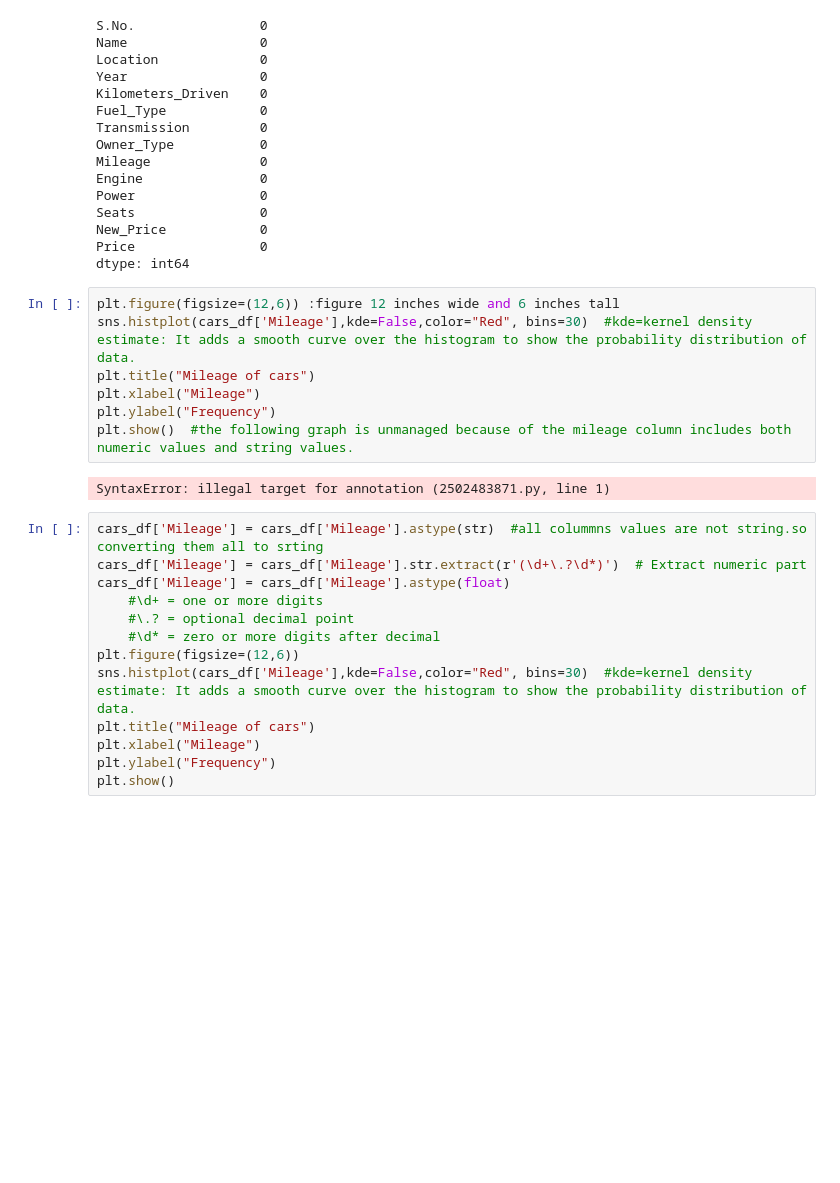
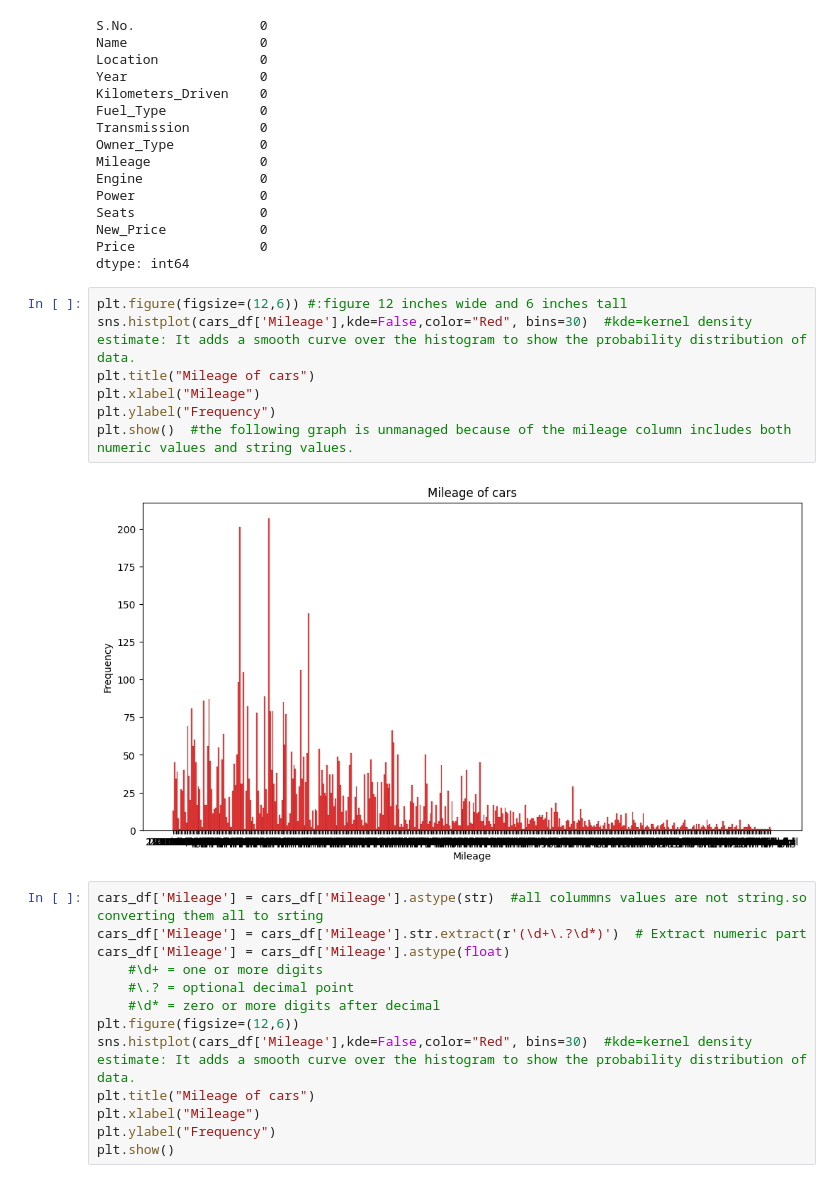
Before and after one commit to sumanbhattarai58/game, a Jupyter notebook: machine_learning/project1.ipynb, the cells around one changed output. Drawn from its saved outputs; the diff is of its cells as text; blank space fills up the shorter version.

```diff
--- a/machine_learning/project1.ipynb
+++ b/machine_learning/project1.ipynb
@@ -148,14 +148,14 @@ New_Price            0
 Price                0
 dtype: int64
 # %%
-plt.figure(figsize=(12,6)) :figure 12 inches wide and 6 inches tall
+plt.figure(figsize=(12,6)) #:figure 12 inches wide and 6 inches tall
 sns.histplot(cars_df['Mileage'],kde=False,color="Red", bins=30)  #kde=kernel density estimate: It adds a smooth curve over the histogram to show the probability distribution of data.
 plt.title("Mileage of cars")
 plt.xlabel("Mileage")
 plt.ylabel("Frequency")
 plt.show()  #the following graph is unmanaged because of the mileage column includes both numeric values and string values.
 # %% [output]
-SyntaxError: illegal target for annotation (2502483871.py, line 1)
+[figure, added]
 # %%
 cars_df['Mileage'] = cars_df['Mileage'].astype(str)  #all colummns values are not string.so converting them all to srting
 cars_df['Mileage'] = cars_df['Mileage'].str.extract(r'(\d+\.?\d*)')  # Extract numeric part
```
Also changed, not shown: parts of 3 cells of this notebook.
